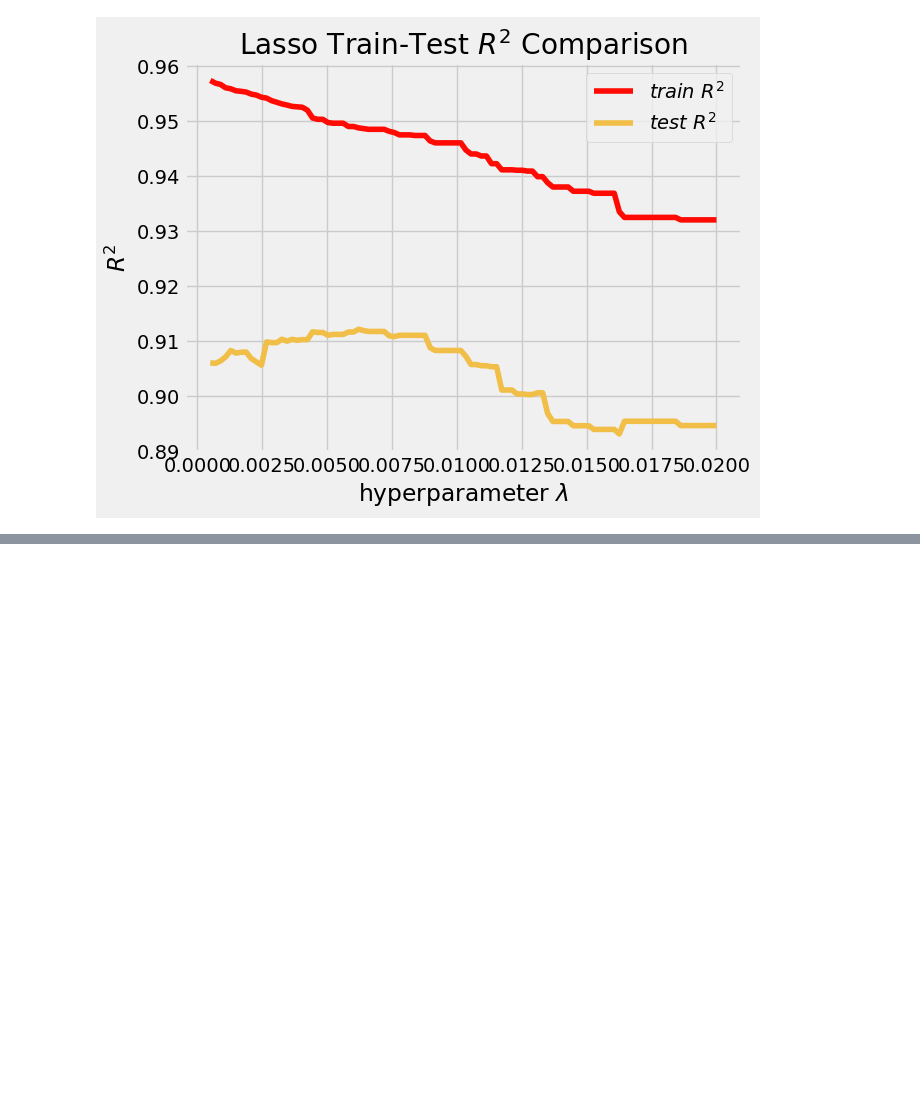
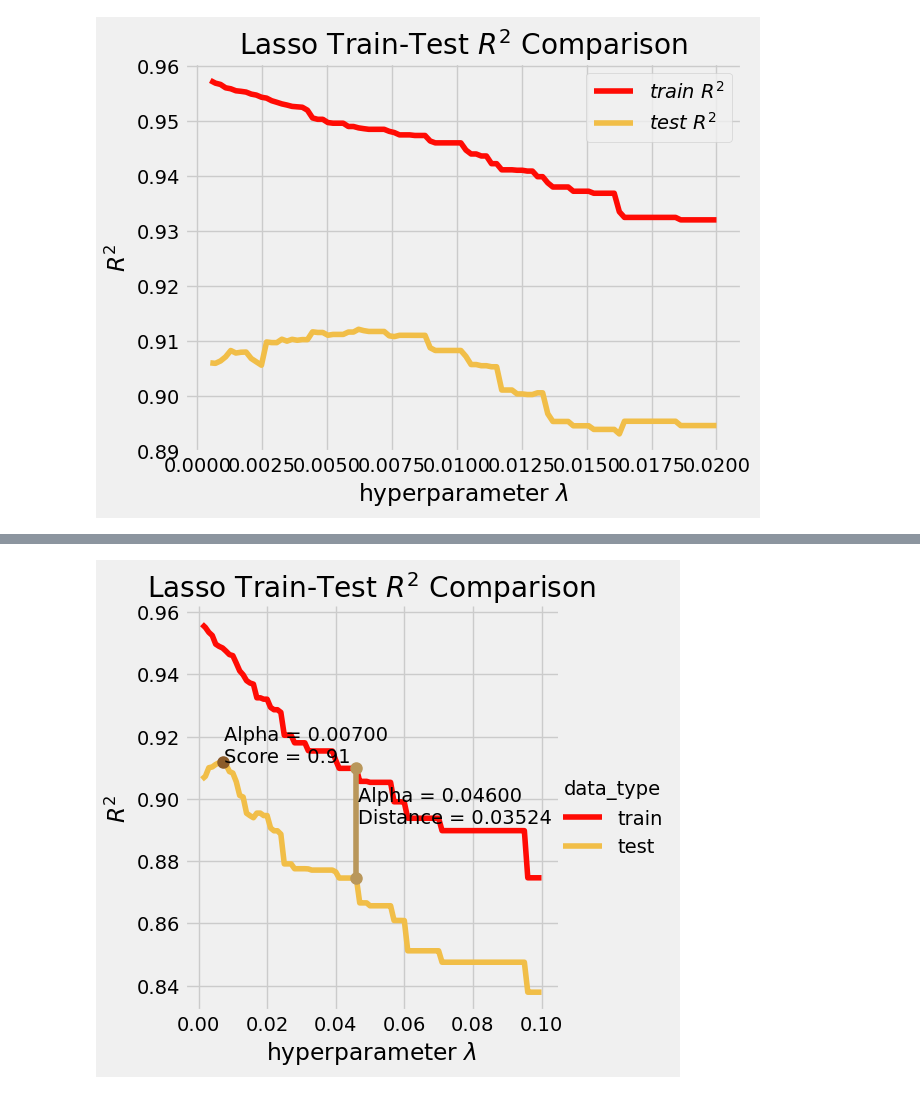
Before and after one commit to nikita-agrawal/Ames-Housing-Analysis, a Jupyter notebook: Hayden/lasso_test.ipynb, the cells around one changed output, grey strips where cells are left out. Saved outputs shown, nothing was run; the diff lists cells and outputs as text; code cells hidden in the pictures; blank space fills up the shorter version.

```diff
--- a/Hayden/lasso_test.ipynb
+++ b/Hayden/lasso_test.ipynb
@@ -394,0 +452,9 @@ feats_005
+# %%
+tlasso_graph(0.001, 0.1, 100,
+            train,
+           test,
+           'SalePrice',
+           cat_feats,
+           drop_cols = ['SalePrice', 'TotalBsmtSF'])
+# %% [output]
+[figure, added]
```
Also changed, not shown: parts of 33 cells of this notebook.
